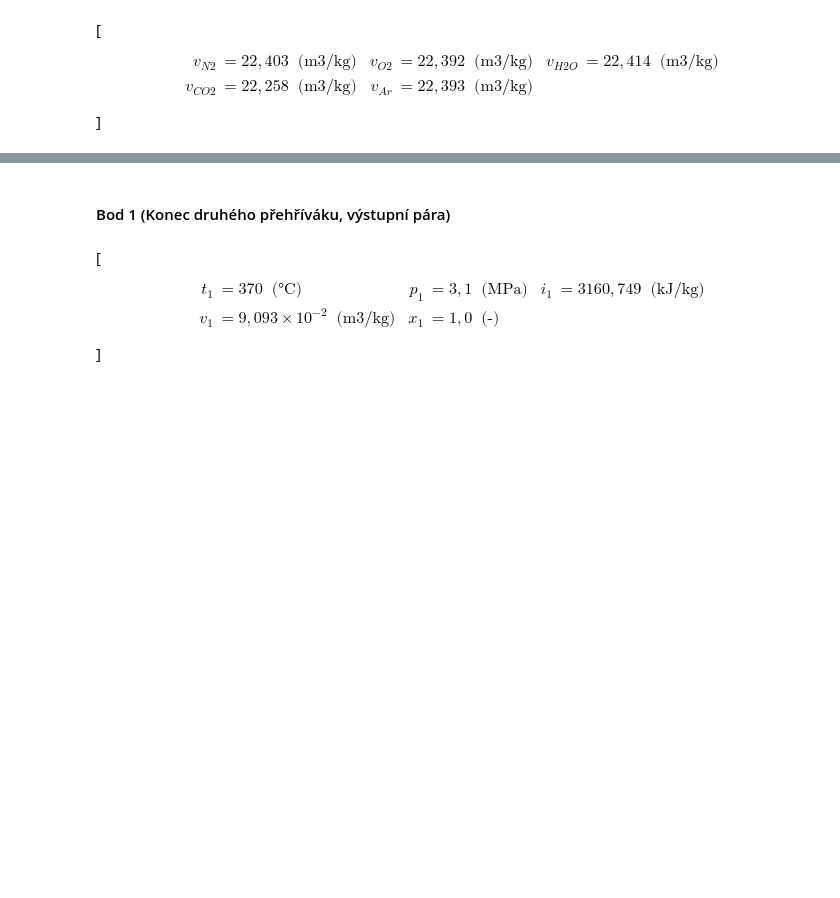
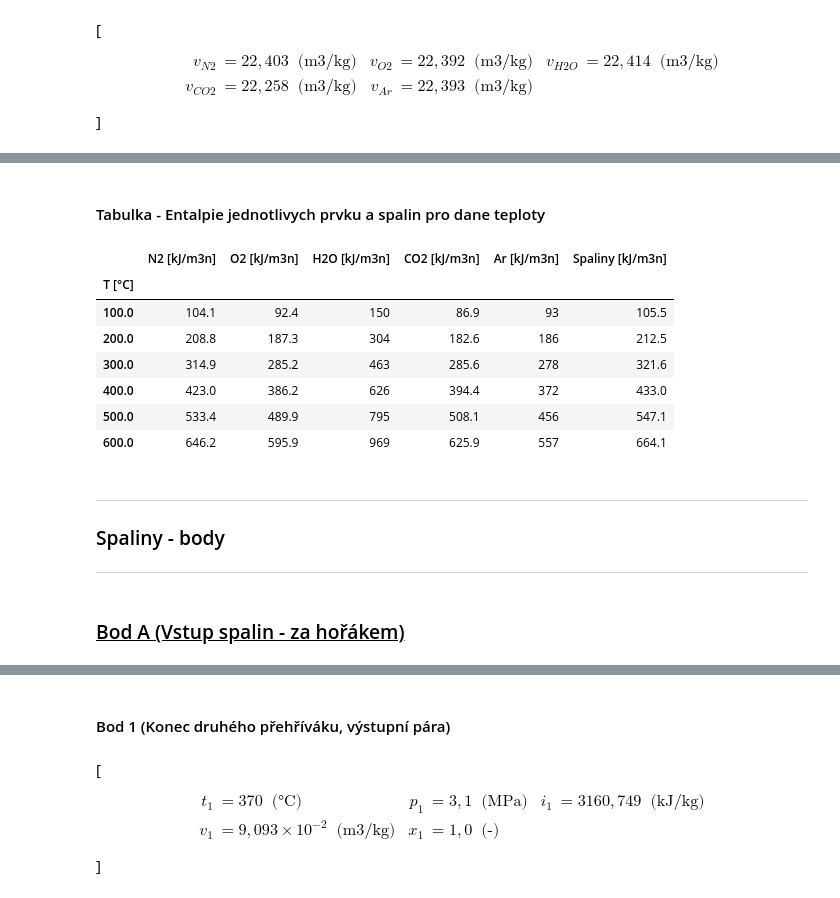
Before and after one commit to razor1995/Diplomka, a Jupyter notebook: Calculations/Diplomka.ipynb, the cells around one changed output, grey strips where cells are left out. Drawn from its saved outputs; the diff is of its cells as text; code cells hidden in the pictures; blank space fills up the shorter version.

```diff
--- a/Calculations/Diplomka.ipynb
+++ b/Calculations/Diplomka.ipynb
@@ -146,6 +153,6 @@ m_{p} &= 76 \; \;\textrm{(t/h)}
 # %%
 R = 8.314462618 #J/kg/mol
-t_ref = 100+273.15 #°C
+T = 273.15 #K
 # %% [markdown]
 #### koeficienty polynomů pro výpočet entalpií spalin
 # %%
@@ -258,0 +283,8 @@ v_{N2} &= 22{,}403 \; \;\textrm{(m3/kg)}
+# %%
+# Teploty pro tabulku entalpií spalin
+t_100 = 100+T
+t_200 = 200+T
+t_300 = 300+T
+t_400 = 400+T
+t_500 = 500+T
+t_600 = 600+T
@@ -279,0 +441,34 @@ i_{N2} &= 104{,}094 \; \;\textrm{(kJ/m3n)}
+# %% [markdown]
+#### Tabulka - Entalpie jednotlivych prvku a spalin pro dane teploty
+# %%
+spaliny_tabulka = pd.DataFrame(
+    {
+        "T [°C]": (t_100-T, t_200-T, t_300-T, t_400-T, t_500-T, t_600-T),
+        "N2 [kJ/m3n]": (i_N2_100, i_N2_200, i_N2_300, i_N2_400, i_N2_500, i_N2_600),
+        "O2 [kJ/m3n]": (i_O2_100, i_O2_200, i_O2_300, i_O2_400, i_O2_500, i_O2_600),
+        "H2O [kJ/m3n]": (i_H2O_100, i_H2O_200, i_H2O_300, i_H2O_400, i_H2O_500, i_H2O_600),
+        "CO2 [kJ/m3n]": (i_CO2_100, i_CO2_200, i_CO2_300, i_CO2_400, i_CO2_500, i_CO2_600),
+        "Ar [kJ/m3n]": (i_Ar_100, i_Ar_200, i_Ar_300, i_Ar_400, i_Ar_500, i_Ar_600),
+        "Spaliny [kJ/m3n]": (i_sp_100, i_sp_200, i_sp_300, i_sp_400, i_sp_500, i_sp_600),
+    }
+)
+spaliny_tabulka.set_index('T [°C]', inplace=True)
+# %%
+spaliny_tabulka
+
+# print(spaliny_tabulka.to_latex())
+# %% [output]
+|  | N2 [kJ/m3n] | O2 [kJ/m3n] | H2O [kJ/m3n] | CO2 [kJ/m3n] | Ar [kJ/m3n] | Spaliny [kJ/m3n] |
+| T [°C] |  |  |  |  |  |  |
+| 100.0 | 104.1 | 92.4 | 150 | 86.9 | 93 | 105.5 |
+| 200.0 | 208.8 | 187.3 | 304 | 182.6 | 186 | 212.5 |
+| 300.0 | 314.9 | 285.2 | 463 | 285.6 | 278 | 321.6 |
+| 400.0 | 423.0 | 386.2 | 626 | 394.4 | 372 | 433.0 |
+| 500.0 | 533.4 | 489.9 | 795 | 508.1 | 456 | 547.1 |
+| 600.0 | 646.2 | 595.9 | 969 | 625.9 | 557 | 664.1 |
+# %% [markdown]
+***
+### Spaliny - body
+***
+# %% [markdown]
+### <u>Bod A (Vstup spalin - za hořákem)
```
Also changed, not shown: parts of 66 cells of this notebook, 1 other file.
